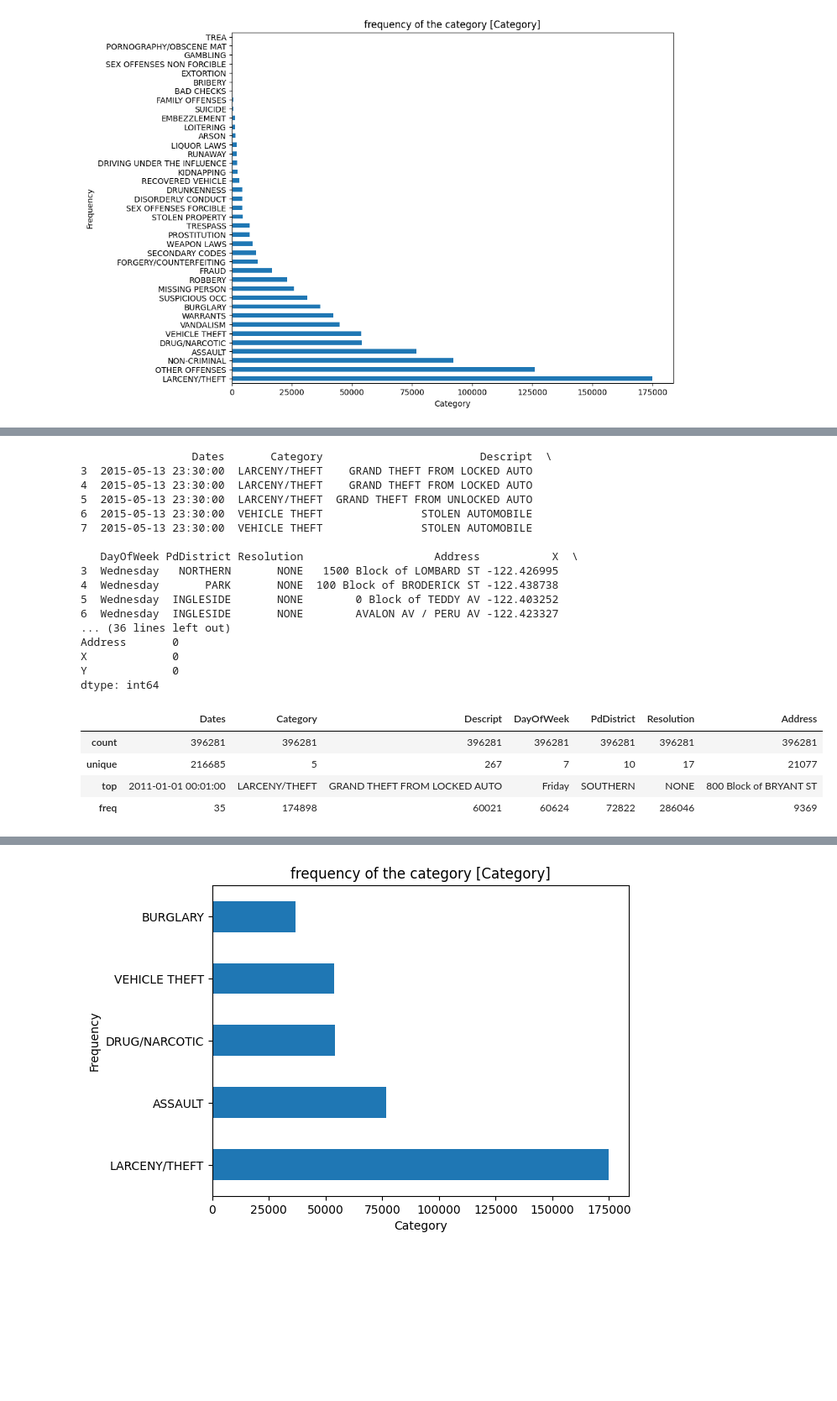
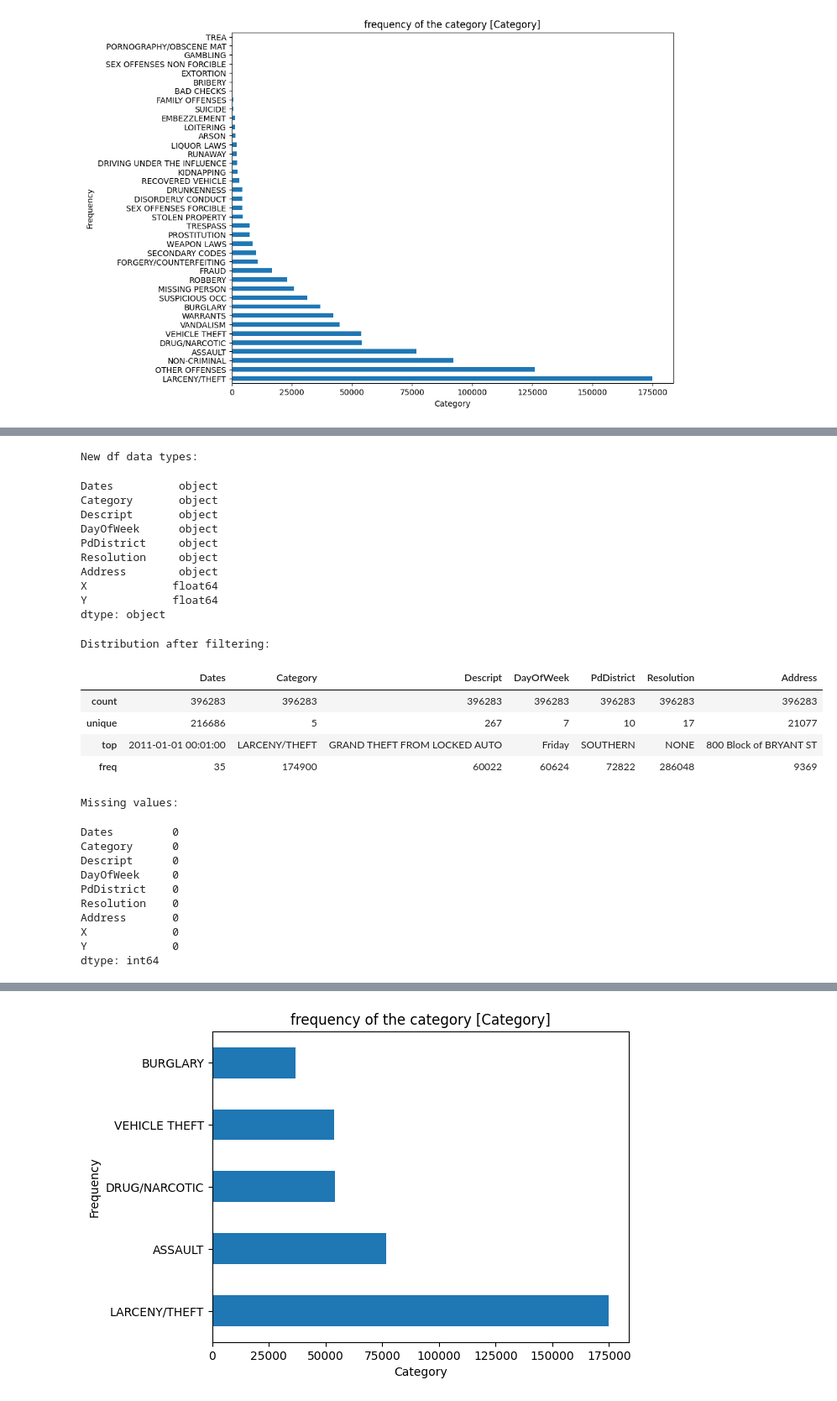
Before and after one commit to HassanAlhawari1998/SF-CrimePredict, a Jupyter notebook: Data_Preprocessing.ipynb, the cells around one changed output, grey strips where cells are left out. Shown: that part at 84% size. Drawn from its saved outputs; the diff is of its cells as text; code cells hidden in the pictures; blank space fills up the shorter version.

```diff
--- a/Data_Preprocessing.ipynb
+++ b/Data_Preprocessing.ipynb
@@ -64,39 +116,43 @@ plt.show()
+# %%
+print('New df data types:')
+filter_df.dtypes
+# %% [output]
+New df data types:
+Dates          object
+Category       object
+Descript       object
+DayOfWeek      object
+PdDistrict     object
+Resolution     object
+Address        object
+X             float64
+Y             float64
+dtype: object
 # %%
-# filter for needed crimes
-crimes_we_need = ["LARCENY/THEFT", "ASSAULT", "DRUG/NARCOTIC", "VEHICLE THEFT", "BURGLARY"]
-filter_df = df[df['Category'].isin(crimes_we_need)]
-
-# print new filter_df
-print(filter_df.head())
-print(filter_df.dtypes)
-
 #check distribution
-print(filter_df.select_dtypes(include=['object']).describe())
-
-#check for missingno
-print('Missing values:')
-print(filter_df.isnull().sum())
+print('Distribution after filtering:')
+filter_df.select_dtypes(include=['object']).describe()
 # %% [output]
-                 Dates       Category                        Descript  \
-3  2015-05-13 23:30:00  LARCENY/THEFT    GRAND THEFT FROM LOCKED AUTO
-4  2015-05-13 23:30:00  LARCENY/THEFT    GRAND THEFT FROM LOCKED AUTO
-5  2015-05-13 23:30:00  LARCENY/THEFT  GRAND THEFT FROM UNLOCKED AUTO
-6  2015-05-13 23:30:00  VEHICLE THEFT               STOLEN AUTOMOBILE
-7  2015-05-13 23:30:00  VEHICLE THEFT               STOLEN AUTOMOBILE
-
-   DayOfWeek PdDistrict Resolution                    Address           X  \
-3  Wednesday   NORTHERN       NONE   1500 Block of LOMBARD ST -122.426995
-4  Wednesday       PARK       NONE  100 Block of BRODERICK ST -122.438738
-5  Wednesday  INGLESIDE       NONE        0 Block of TEDDY AV -122.403252
-6  Wednesday  INGLESIDE       NONE        AVALON AV / PERU AV -122.423327
-... (36 lines left out)
-Address       0
-X             0
-Y             0
-dtype: int64
+Distribution after filtering:
 |  | Dates | Category | Descript | DayOfWeek | PdDistrict | Resolution | Address |
-| count | 396281 | 396281 | 396281 | 396281 | 396281 | 396281 | 396281 |
-| unique | 216685 | 5 | 267 | 7 | 10 | 17 | 21077 |
+| count | 396283 | 396283 | 396283 | 396283 | 396283 | 396283 | 396283 |
+| unique | 216686 | 5 | 267 | 7 | 10 | 17 | 21077 |
 | top | 2011-01-01 00:01:00 | LARCENY/THEFT | GRAND THEFT FROM LOCKED AUTO | Friday | SOUTHERN | NONE | 800 Block of BRYANT ST |
-| freq | 35 | 174898 | 60021 | 60624 | 72822 | 286046 | 9369 |
+| freq | 35 | 174900 | 60022 | 60624 | 72822 | 286048 | 9369 |
+# %%
+#check for missingno (not needed because we checked the whole data first)
+print('Missing values:')
+filter_df.isnull().sum()
+# %% [output]
+Missing values:
+Dates         0
+Category      0
+Descript      0
+DayOfWeek     0
+PdDistrict    0
+Resolution    0
+Address       0
+X             0
+Y             0
+dtype: int64
 # %%
```
Also changed, not shown: parts of 11 cells of this notebook.
